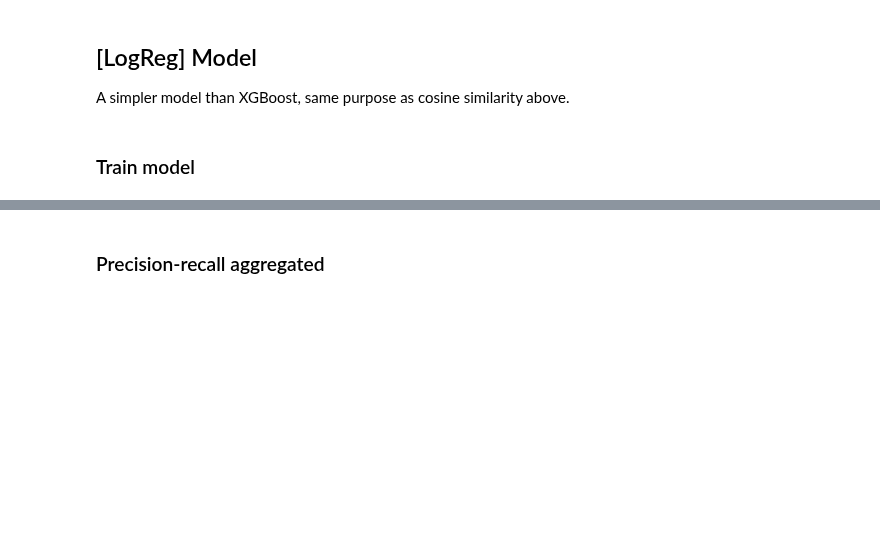
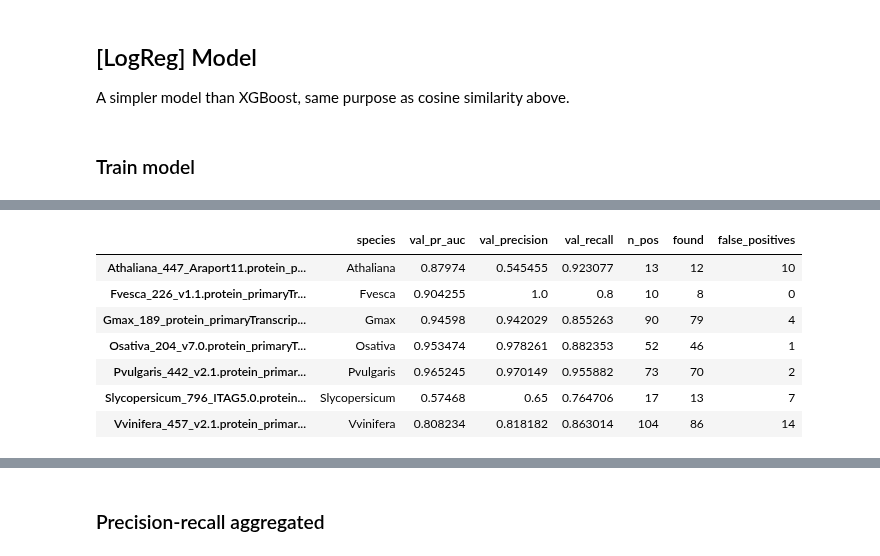
Before and after one commit to Kirk-KD/LRK10L-ML, a Jupyter notebook: notebooks/main.ipynb, the cells around one changed output, grey strips where cells are left out. Cells and saved outputs as stored; diff of their text form; code cells hidden in the pictures; blank space fills up the shorter version.

```diff
--- a/notebooks/main.ipynb
+++ b/notebooks/main.ipynb
@@ -1157,3 +1168,14 @@ logreg_evaluator.results_df
+# %%
+logreg_evaluator.results_df[['species', 'val_pr_auc', 'val_precision', 'val_recall', 'n_pos', 'found', 'false_positives']]
+# %% [output]
+|  | species | val_pr_auc | val_precision | val_recall | n_pos | found | false_positives |
+| Athaliana_447_Araport11.protein_p... | Athaliana | 0.87974 | 0.545455 | 0.923077 | 13 | 12 | 10 |
+| Fvesca_226_v1.1.protein_primaryTr... | Fvesca | 0.904255 | 1.0 | 0.8 | 10 | 8 | 0 |
+| Gmax_189_protein_primaryTranscrip... | Gmax | 0.94598 | 0.942029 | 0.855263 | 90 | 79 | 4 |
+| Osativa_204_v7.0.protein_primaryT... | Osativa | 0.953474 | 0.978261 | 0.882353 | 52 | 46 | 1 |
+| Pvulgaris_442_v2.1.protein_primar... | Pvulgaris | 0.965245 | 0.970149 | 0.955882 | 73 | 70 | 2 |
+| Slycopersicum_796_ITAG5.0.protein... | Slycopersicum | 0.57468 | 0.65 | 0.764706 | 17 | 13 | 7 |
+| Vvinifera_457_v2.1.protein_primar... | Vvinifera | 0.808234 | 0.818182 | 0.863014 | 104 | 86 | 14 |
 # %%
 precision = logreg_evaluator.results_df['val_precision']
 recall = logreg_evaluator.results_df['val_recall']
```
Also changed, not shown: parts of 39 cells of this notebook, 11 other files.
